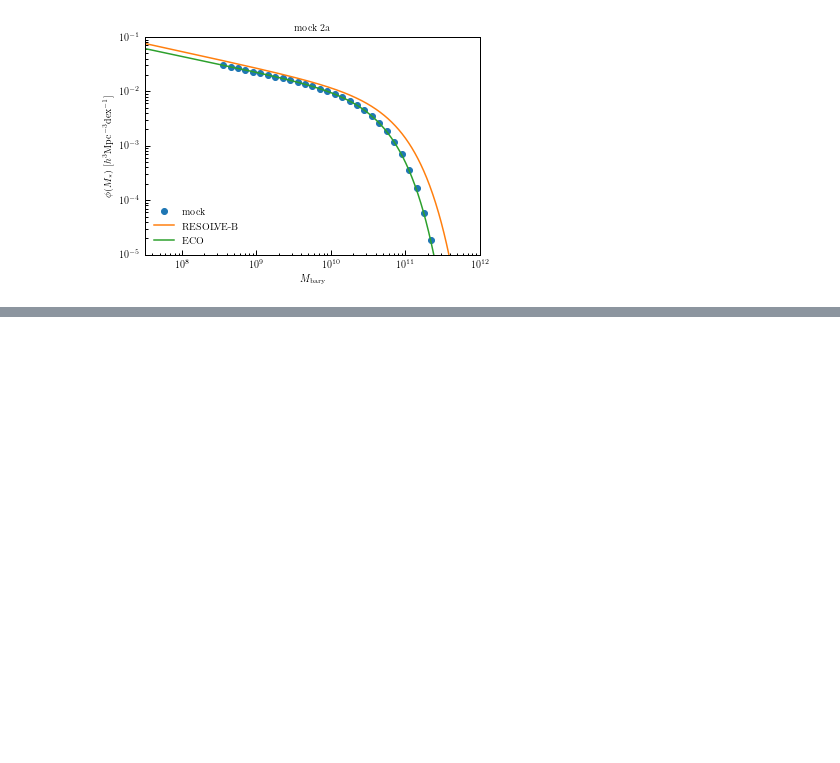
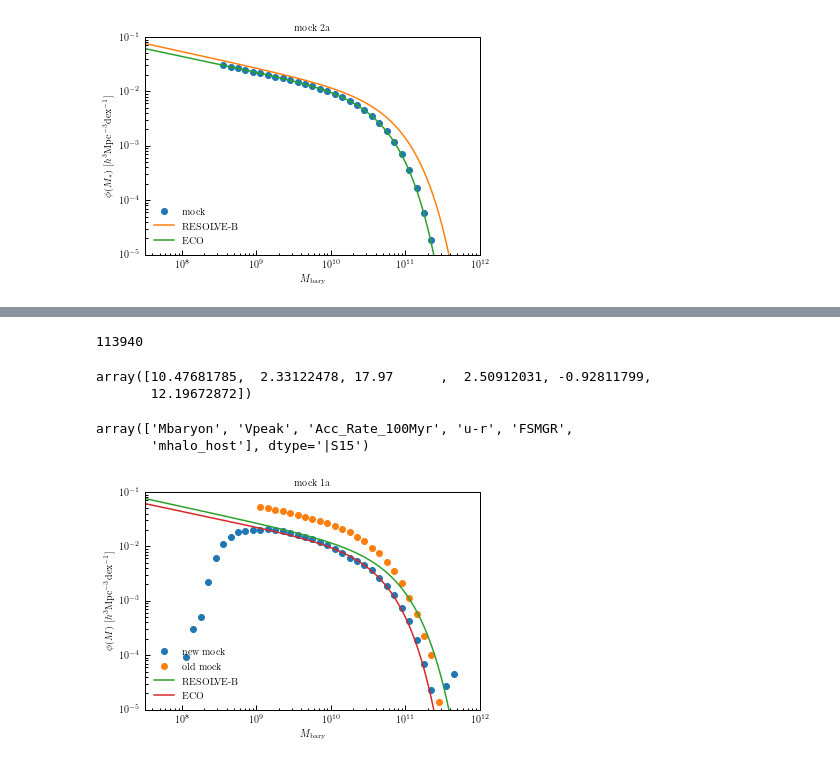
Before and after one commit to duncandc/eco_mocks, a Jupyter notebook: notebooks/abundance_functions.ipynb, the cells around one changed output, grey strips where cells are left out. Saved outputs shown, nothing was run; the diff lists cells and outputs as text; code cells hidden in the pictures; blank space fills up the shorter version.

```diff
--- a/notebooks/abundance_functions.ipynb
+++ b/notebooks/abundance_functions.ipynb
@@ -146,0 +149,60 @@ fig.savefig('./figures/bmf_2a.pdf', dpi=250)
+# %%
+from astropy.table import Table
+data_path = '/Users/duncan/Downloads/Eco_mocks/'
+mock_new = Table.read(data_path + 'mock_1a_-01_NEW_VERSION.hdf5', path='data')
+import h5py
+f = h5py.File(data_path + 'Mbaryon_9.0_Vpeak_0.2_u-r_Acc_Rate_100Myr_0.6_130.0_OLD_VERSION.hdf5', mode='r')
+# %%
+d = f['sim_data']
+keys = d['axis0']
+# %%
+dset = d['block0_values'].value
+# %%
+len(dset[:,1])
+# %% [output]
+113940
+# %%
+dd.value[0]
+# %% [output]
+array([10.47681785,  2.33122478, 17.97      ,  2.50912031, -0.92811799,
+       12.19672872])
+# %%
+keys.value
+# %% [output]
+array(['Mbaryon', 'Vpeak', 'Acc_Rate_100Myr', 'u-r', 'FSMGR',
+       'mhalo_host'], dtype='|S15')
+# %%
+from eco_mocks.galaxy_abundance_functions import Eckert_2016_phi
+
+# baryonic mass function
+msample = np.logspace(7,12,1000)
+phi_1 = Eckert_2016_phi(sample='RESOLVE-B BMF double')
+phi_2 = Eckert_2016_phi(sample='ECO BMF double')
+
+bins = np.arange(8,12,0.1)
+bins = 10.0**bins
+bin_centers = (bins[:-1]+bins[1:])/2.0
+
+counts_old = np.histogram(10**dset[:,0], bins=bins)[0]
+counts_old = counts_old/np.prod(Lbox)/0.1
+
+counts_new = np.histogram(mock_new['baryonic_mass'], bins=bins)[0]
+counts_new = counts_new/np.prod(Lbox)/0.1
+
+fig = plt.figure()
+plt.title('mock 1a')
+p1, = plt.plot(bin_centers, counts_new, 'o')
+p2, = plt.plot(bin_centers, counts_old, 'o')
+l1, = plt.plot(msample, phi_1(msample), '-')
+l2, = plt.plot(msample, phi_2(msample), '-')
+plt.yscale('log')
+plt.xscale('log')
+plt.ylim([10**-5,0.1])
+plt.xlim([10**7.5,10**12])
+plt.legend([p1,p2,l1,l2],['new mock','old mock','RESOLVE-B', 'ECO'], loc='lower left', frameon=False, fontsize=10)
+plt.xlabel(r'$M_{\rm bary}$')
+plt.ylabel(r'$\phi(M)~[h^{3}{\rm Mpc}^{-3}{\rm dex}^{-1}]$')
+plt.show()
+fig.savefig('./figures/bmf_comparison.pdf', dpi=250)
+# %% [output]
+[figure, added]
```
Also changed, not shown: parts of 1 cell of this notebook, 1 other file.
